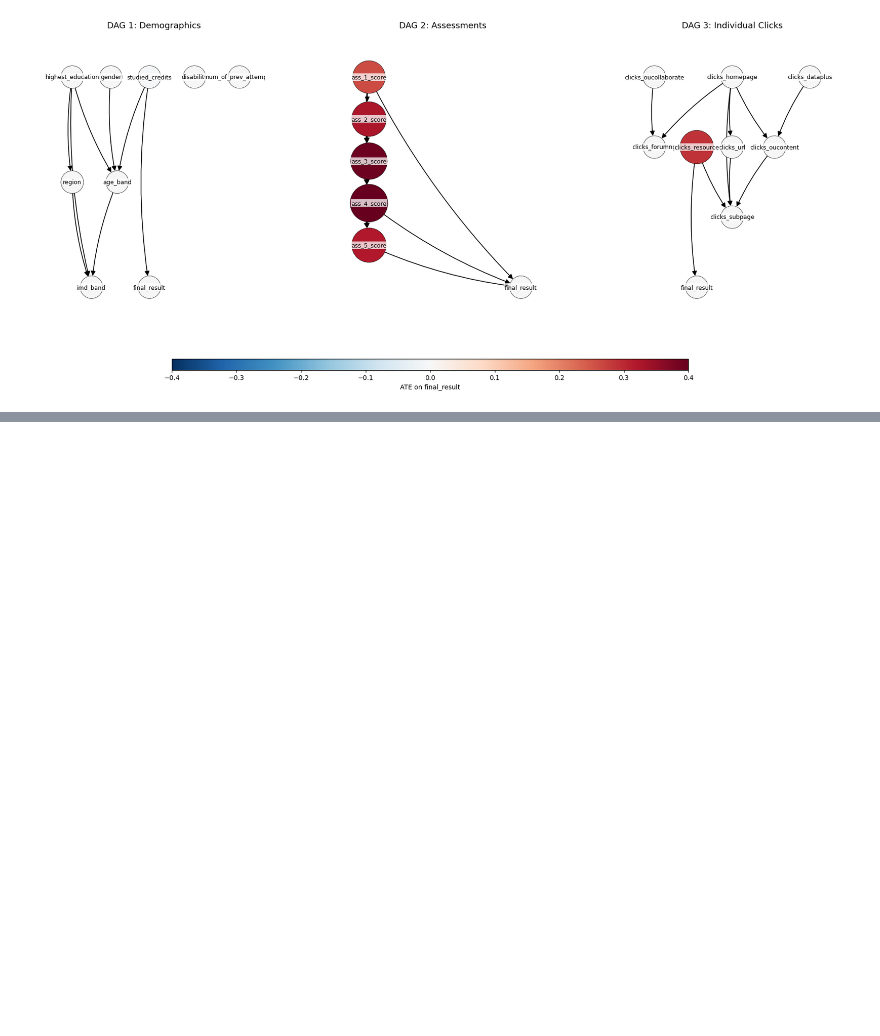
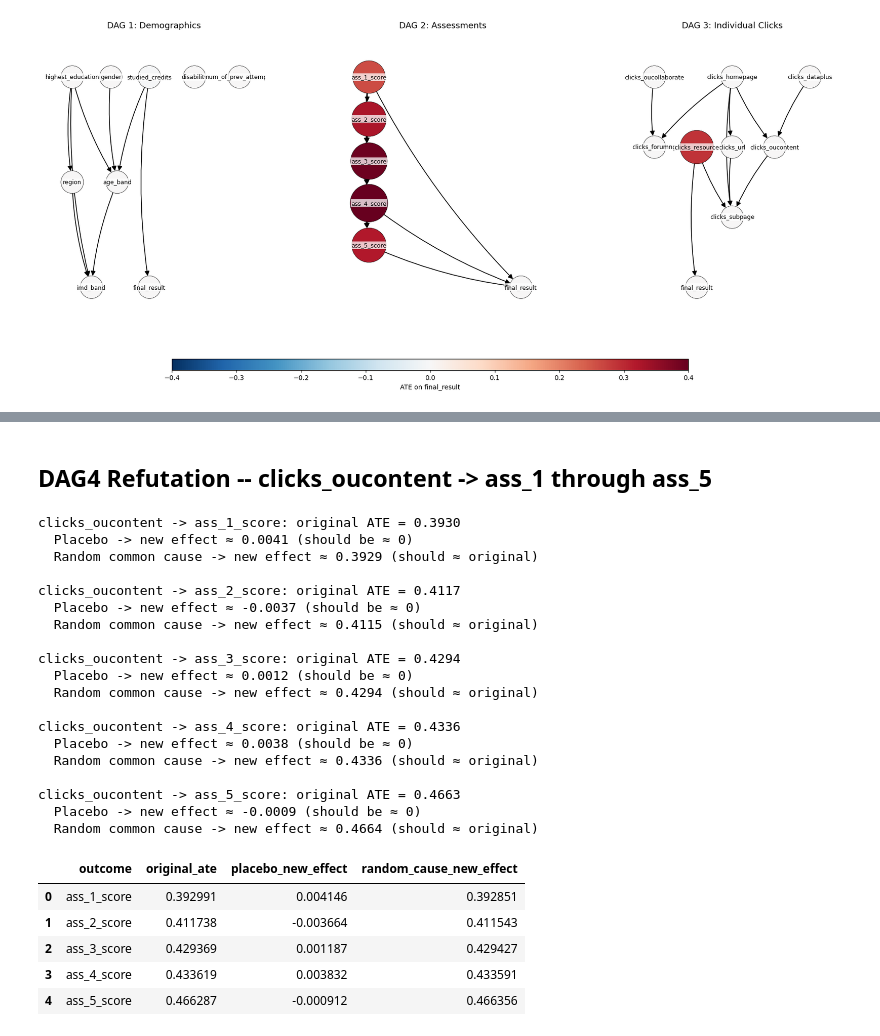
Before and after one commit to dishayayyy/Stage1_RQ2, a Jupyter notebook: AAA_RQ2_3DAGSplit.ipynb, the cells around one changed output, grey strips where cells are left out. Cells and saved outputs as stored; diff of their text form; code cells hidden in the pictures; blank space fills up the shorter version.

```diff
--- a/AAA_RQ2_3DAGSplit.ipynb
+++ b/AAA_RQ2_3DAGSplit.ipynb
@@ -564,0 +630,54 @@ plt.show()
+# %% [markdown]
+## DAG4 Refutation -- clicks_oucontent -> ass_1 through ass_5
+# %%
+# Cell 20: DAG4 refutation -- all 5 outcomes
+
+refutation_dag4 = []
+
+for outcome in outcomes_dag4:
+    model = CausalModel(data=df_dag4, treatment='clicks_oucontent', outcome=outcome, common_causes=[])
+    identified_estimand = model.identify_effect(proceed_when_unidentifiable=True)
+    estimate = model.estimate_effect(identified_estimand, method_name="backdoor.linear_regression")
+
+    placebo = model.refute_estimate(identified_estimand, estimate, method_name="placebo_treatment_refuter", placebo_type="permute")
+    random_cause = model.refute_estimate(identified_estimand, estimate, method_name="random_common_cause")
+
+    refutation_dag4.append({
+        'outcome': outcome, 'original_ate': estimate.value,
+        'placebo_new_effect': placebo.new_effect,
+        'random_cause_new_effect': random_cause.new_effect
+    })
+
+    print(f"clicks_oucontent -> {outcome}: original ATE = {estimate.value:.4f}")
+    print(f"  Placebo -> new effect ≈ {placebo.new_effect:.4f} (should be ≈ 0)")
+    print(f"  Random common cause -> new effect ≈ {random_cause.new_effect:.4f} (should ≈ original)")
+    print()
+
+refutation_dag4_df = pd.DataFrame(refutation_dag4)
+refutation_dag4_df
+# %% [output]
+clicks_oucontent -> ass_1_score: original ATE = 0.3930
+  Placebo -> new effect ≈ 0.0041 (should be ≈ 0)
+  Random common cause -> new effect ≈ 0.3929 (should ≈ original)
+
+clicks_oucontent -> ass_2_score: original ATE = 0.4117
+  Placebo -> new effect ≈ -0.0037 (should be ≈ 0)
+  Random common cause -> new effect ≈ 0.4115 (should ≈ original)
+
+clicks_oucontent -> ass_3_score: original ATE = 0.4294
+  Placebo -> new effect ≈ 0.0012 (should be ≈ 0)
+  Random common cause -> new effect ≈ 0.4294 (should ≈ original)
+
+clicks_oucontent -> ass_4_score: original ATE = 0.4336
+  Placebo -> new effect ≈ 0.0038 (should be ≈ 0)
+  Random common cause -> new effect ≈ 0.4336 (should ≈ original)
+
+clicks_oucontent -> ass_5_score: original ATE = 0.4663
+  Placebo -> new effect ≈ -0.0009 (should be ≈ 0)
+  Random common cause -> new effect ≈ 0.4664 (should ≈ original)
+|  | outcome | original_ate | placebo_new_effect | random_cause_new_effect |
+| 0 | ass_1_score | 0.392991 | 0.004146 | 0.392851 |
+| 1 | ass_2_score | 0.411738 | -0.003664 | 0.411543 |
+| 2 | ass_3_score | 0.429369 | 0.001187 | 0.429427 |
+| 3 | ass_4_score | 0.433619 | 0.003832 | 0.433591 |
+| 4 | ass_5_score | 0.466287 | -0.000912 | 0.466356 |
```
Also changed, not shown: parts of 3 cells of this notebook.
